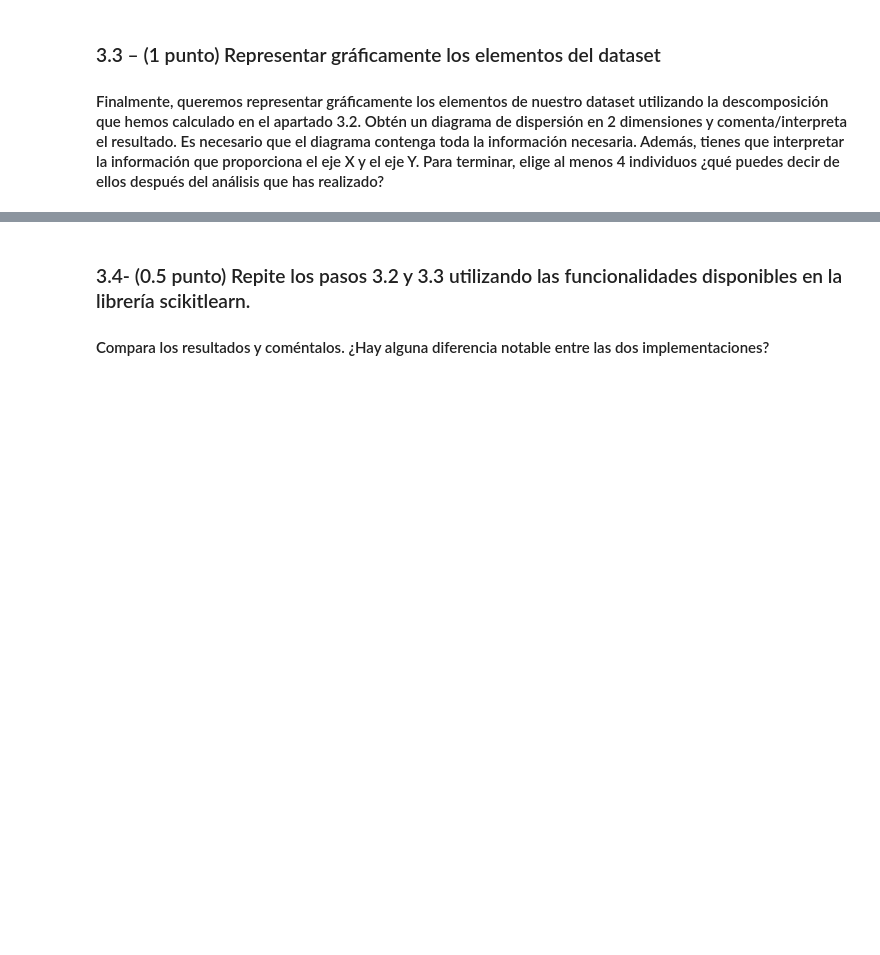
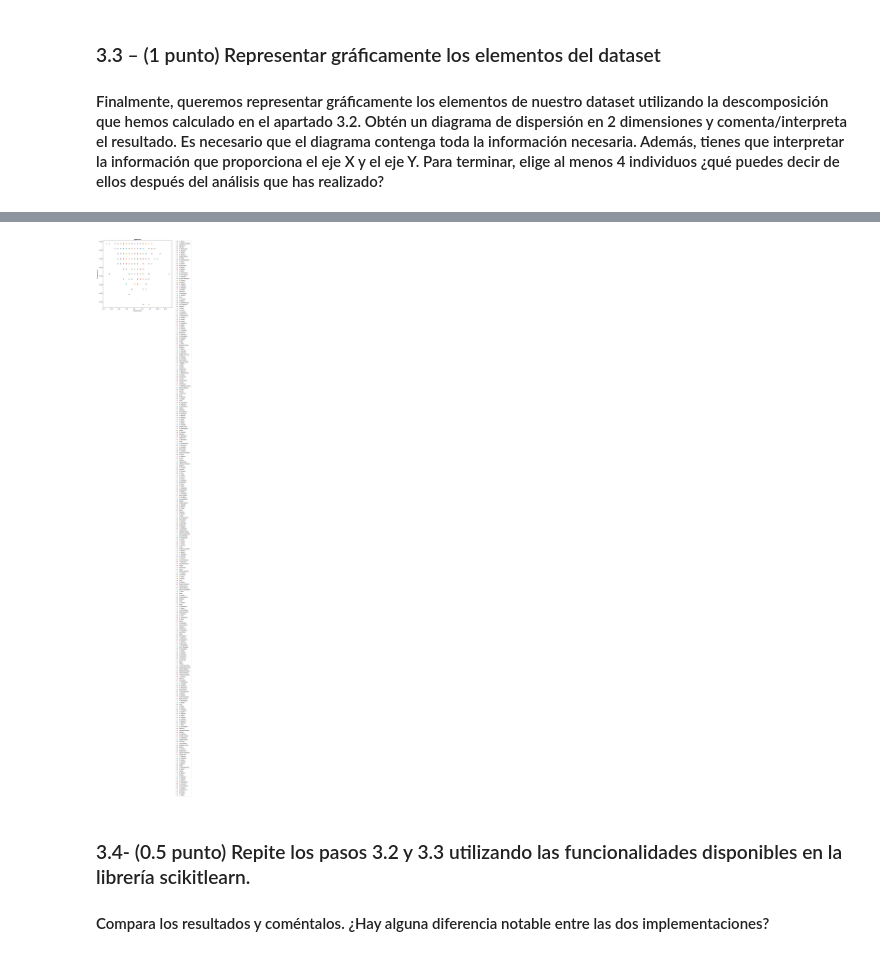
Before and after one commit to Jotivirix/Datamining_UFV, a Jupyter notebook: Lab1/entregable3/Lab1-Entregable3.ipynb, the cells around one changed output, grey strips where cells are left out. Saved outputs shown, nothing was run; the diff lists cells and outputs as text; code cells hidden in the pictures; blank space fills up the shorter version.

```diff
--- a/Lab1/entregable3/Lab1-Entregable3.ipynb
+++ b/Lab1/entregable3/Lab1-Entregable3.ipynb
@@ -165,0 +142,6 @@ Autovectores - Componentes
+# %%
+df_autov = pd.DataFrame({"autovalores" : [], "autovectores" : []})
+autovalores, autovectores = np.linalg.eig(matrizCovarianza)
+df_autov['autovalores'] = autovalores
+df_autov['autovectores'] = [autovectores[:,i] for i in range(len(autovectores))]
+df_autov
@@ -273,3 +252,24 @@ array([[137.91009221, 136.56658933],
+# %%
+individuos_componentes = np.zeros((300, 2))
+plt.figure(figsize=(10, 10))
+plt.title('Jugadores', fontsize=10, fontweight='bold')
+
+for i  in range(0, len(individuos_componentes)):
+    individuo = df_transformed[i]
+    #Calculamos para el individuo su valor para la componente 0
+    individuos_componentes[i, 0] = (individuo[0]*df_autov["autovectores"].loc[0]).sum()
+    #Calculamos para el individuo su valor para la componente 1
+    individuos_componentes[i, 1] = (individuo[1]*df_autov["autovectores"].loc[1]).sum()
+
+    #hacemos un plot de las componentes
+    plt.plot(individuos_componentes[i, 0], individuos_componentes[i, 1], 'o', label=str(df_fifa["Name"].loc[i]))
+
+plt.xlabel('Componente 1')
+plt.ylabel('Componente 2')
+plt.legend(bbox_to_anchor=(1.05, 1), loc='upper left', borderaxespad=0)
+plt.show()
+# %% [output]
+[figure, added]
 # %% [markdown]
 ### 3.4- (0.5 punto) Repite los pasos 3.2 y 3.3 utilizando las funcionalidades disponibles en la librería scikitlearn.
 #### Compara los resultados y coméntalos. ¿Hay alguna diferencia notable entre las dos implementaciones?
```
Also changed, not shown: parts of 16 cells of this notebook, 1 other file.
